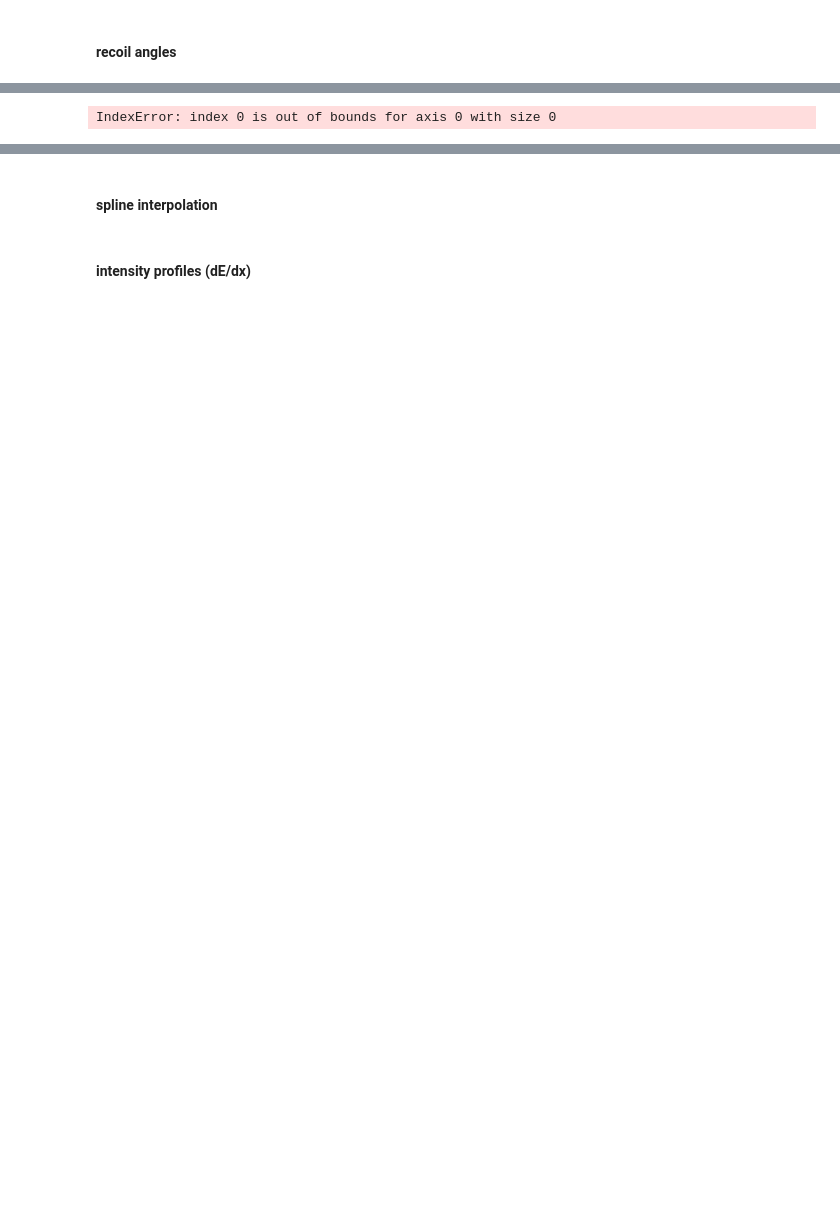
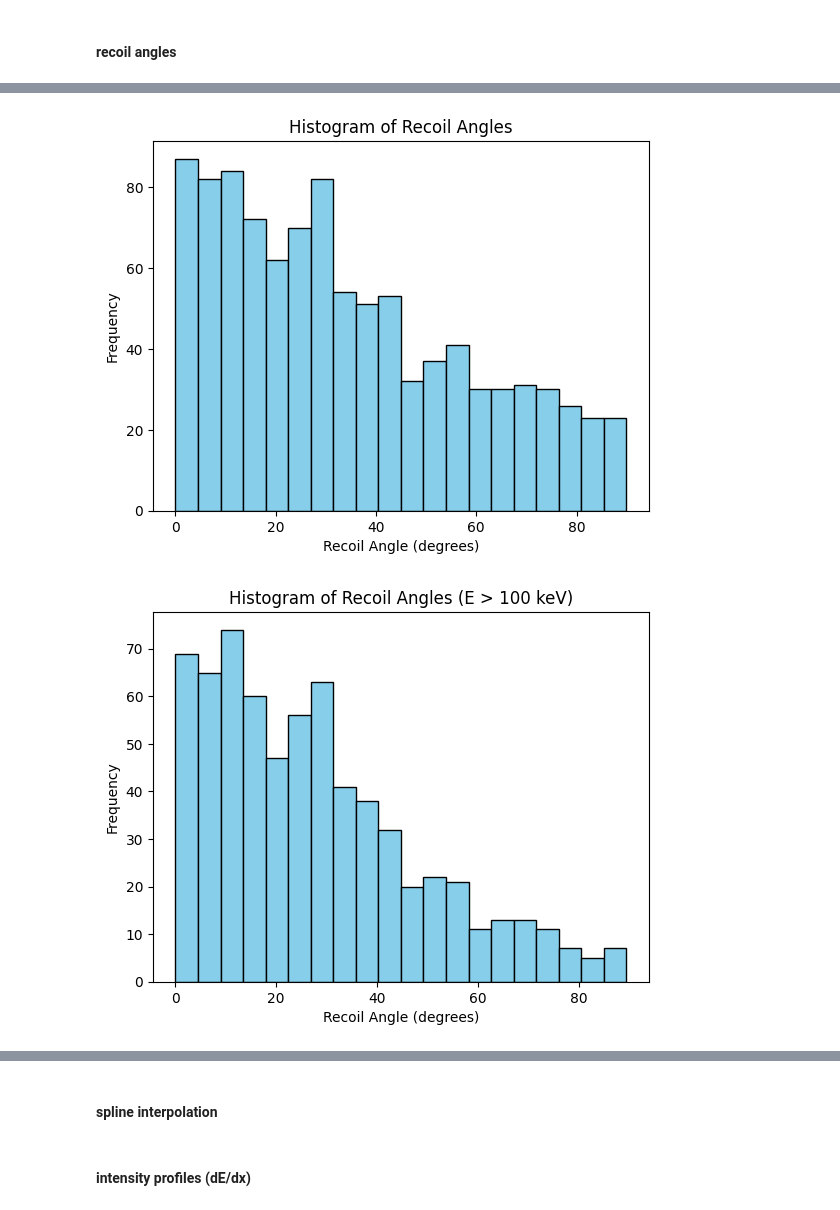
Before and after one commit to benstevens26/NRML-ANN, a Jupyter notebook: notebooks/feature_extraction.ipynb, the cells around one changed output, grey strips where cells are left out. Cells and saved outputs as stored; diff of their text form; code cells hidden in the pictures; blank space fills up the shorter version.

```diff
--- a/notebooks/feature_extraction.ipynb
+++ b/notebooks/feature_extraction.ipynb
@@ -285,6 +285,8 @@ recoil_angles = []
 
 for event in events:
     axis, centroid = extract_axis(event.image, method="svd")
+    if axis is None:
+        continue
     recoil_angle = extract_recoil_angle(axis)
     recoil_angles.append(recoil_angle)
 
@@ -313,31 +315,32 @@ for event in events:
 plt.hist(recoil_angles, bins=20, color="skyblue", edgecolor="black")
 plt.xlabel("Recoil Angle (degrees)")
 plt.ylabel("Frequency")
 plt.title("Histogram of Recoil Angles (E > 100 keV)")
 plt.show()
 
 
 # now do a histogram, but distinguish between carbon and fluorine events (for all energy ranges)
 
 carbon_recoil_angles = []
 fluorine_recoil_angles = []
 
 for event in events:
 
     axis, _ = extract_axis(event.image, method="svd")
     recoil_angle = extract_recoil_angle(axis)
 
     if "C" in event.name:
         carbon_recoil_angles.append(recoil_angle)
     elif "F" in event.name:
         fluorine_recoil_angles.append(recoil_angle)
 
 plt.hist(carbon_recoil_angles, bins=20, color="skyblue", edgecolor="black", alpha=0.7, label="Carbon")
 plt.hist(fluorine_recoil_angles, bins=20, color="salmon", edgecolor="black", alpha=0.7, label="Fluorine")
 plt.xlabel("Recoil Angle (degrees)")
 plt.ylabel("Frequency")
 plt.title("Histogram of Recoil Angles (All Energies)")
 plt.legend()
 plt.show()
 # %% [output]
-IndexError: index 0 is out of bounds for axis 0 with size 0
+[figure, added]
+[figure, added]
```
Also changed, not shown: parts of 16 cells of this notebook.
